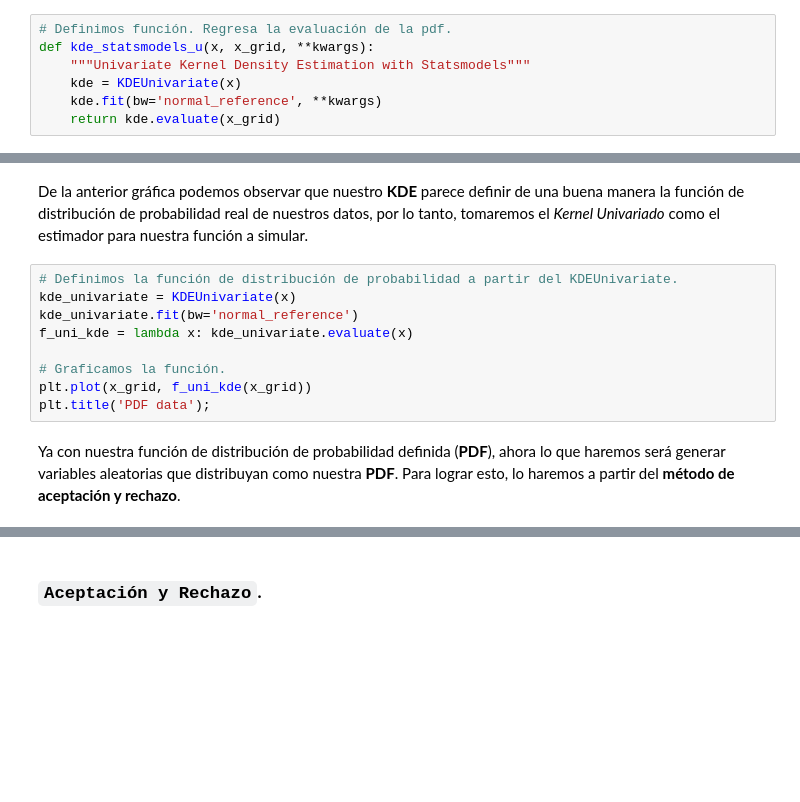
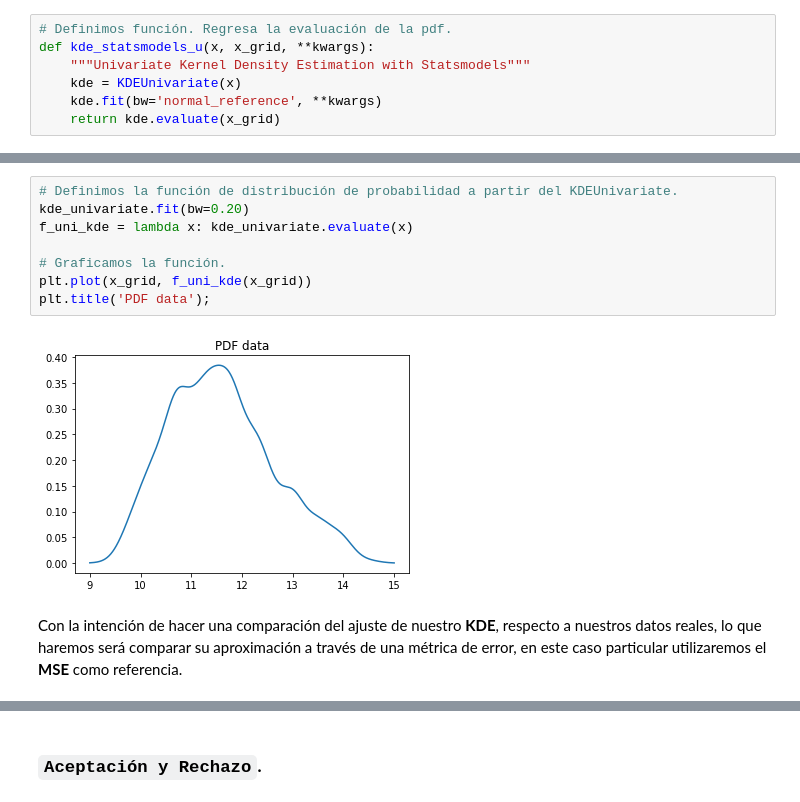
Before and after one commit to JuanPablo2019/Proyecto_modulo1, a Jupyter notebook: ProyectoModulo1_MaganaJ_PinedaB.ipynb, the cells around one changed output, grey strips where cells are left out. Drawn from its saved outputs; the diff is of its cells as text; blank space fills up the shorter version.

```diff
--- a/ProyectoModulo1_MaganaJ_PinedaB.ipynb
+++ b/ProyectoModulo1_MaganaJ_PinedaB.ipynb
@@ -502,13 +507,12 @@ plt.show()
-# %% [markdown]
-De la anterior gráfica podemos observar que nuestro **KDE** parece definir de una buena manera la función de distribución de probabilidad real de nuestros datos, por lo tanto, tomaremos el _Kernel Univariado_ como el estimador para nuestra función a simular.
 # %%
 # Definimos la función de distribución de probabilidad a partir del KDEUnivariate.
-kde_univariate = KDEUnivariate(x)
-kde_univariate.fit(bw='normal_reference')
+kde_univariate.fit(bw=0.20)
 f_uni_kde = lambda x: kde_univariate.evaluate(x)
 
 # Graficamos la función.
 plt.plot(x_grid, f_uni_kde(x_grid))
 plt.title('PDF data');
+# %% [output]
+[figure, added]
-# %% [markdown]
-Ya con nuestra función de distribución de probabilidad definida (**PDF**), ahora lo que haremos será generar variables aleatorias que distribuyan como nuestra **PDF**. Para lograr esto, lo haremos a partir del **método de aceptación y rechazo**.
+# %% [markdown]
+Con la intención de hacer una comparación del ajuste de nuestro **KDE**, respecto a nuestros datos reales, lo que haremos será comparar su aproximación a través de una métrica de error, en este caso particular utilizaremos el **MSE** como referencia.
```
Also changed, not shown: parts of 34 cells of this notebook.
